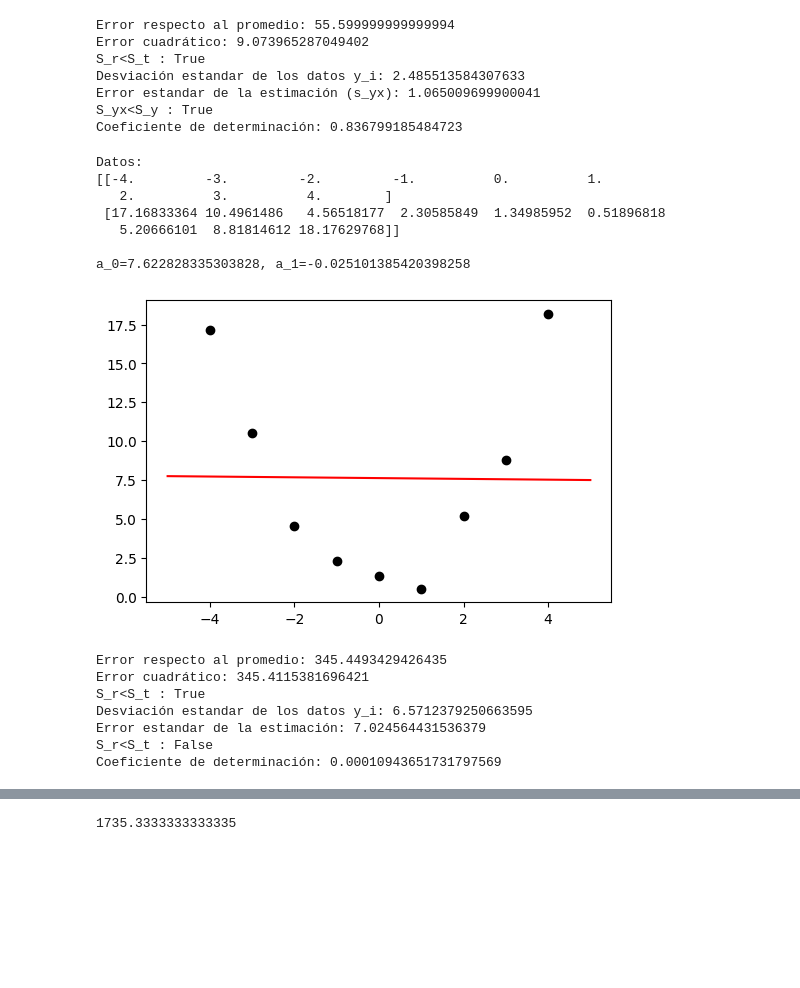
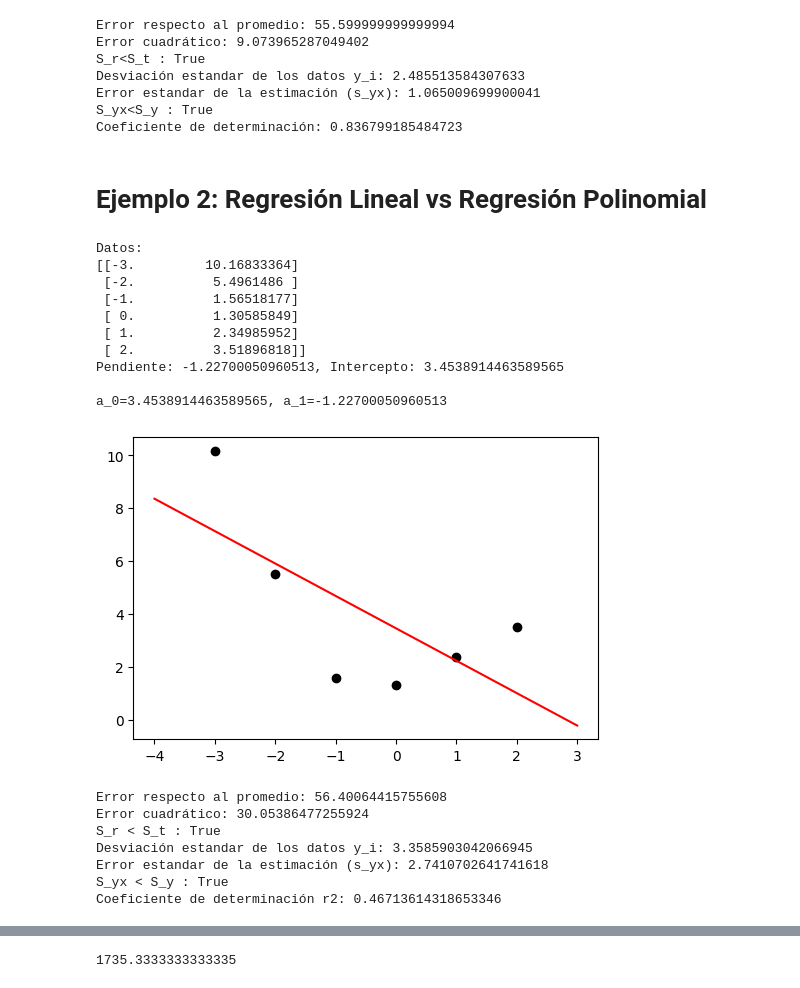
Before and after one commit to gmauricio-toledo/UNISON-teaching, a Jupyter notebook: Regresión.ipynb, the cells around one changed output, grey strips where cells are left out. Cells and saved outputs as stored; diff of their text form; code cells hidden in the pictures; blank space fills up the shorter version.

```diff
--- a/regresion-lineal.ipynb
+++ b/Regresión.ipynb
@@ -50,37 +52,42 @@ Coeficiente de determinación: 0.836799185484723
 from sklearn.linear_model import LinearRegression
 
 lr_sl = LinearRegression()
+# %% [markdown]
+# Ejemplo 2: Regresión Lineal vs Regresión Polinomial
 # %%
-n = 9
+n = 6
 np.random.seed(77)
-noise = np.random.normal(loc=0,scale=0.75,size=9)
+noise = np.random.normal(loc=0,scale=0.75,size=n)
 
 xs = np.array(list(range(n)))-n//2
 ys = np.array([1+x**2  for x in xs]) + noise
-datos = np.vstack((xs,ys))
+datos = np.vstack((xs,ys)).transpose()
 print(f"Datos:\n{datos}")
 
-lr = Regresion_Lineal()
+lr = RegresionLineal()
 lr.fit(datos)
 
 print(f"\na_0={lr.a_0}, a_1={lr.a_1}")
 
 lr.plot()
 lr.metrics()
 # %% [output]
 Datos:
-[[-4.         -3.         -2.         -1.          0.          1.
-   2.          3.          4.        ]
- [17.16833364 10.4961486   4.56518177  2.30585849  1.34985952  0.51896818
-   5.20666101  8.81814612 18.17629768]]
+[[-3.         10.16833364]
+ [-2.          5.4961486 ]
+ [-1.          1.56518177]
+ [ 0.          1.30585849]
+ [ 1.          2.34985952]
+ [ 2.          3.51896818]]
+Pendiente: -1.22700050960513, Intercepto: 3.4538914463589565
 
-a_0=7.622828335303828, a_1=-0.025101385420398258
+a_0=3.4538914463589565, a_1=-1.22700050960513
-[figure, old version]
+[figure, new version]
-Error respecto al promedio: 345.4493429426435
-Error cuadrático: 345.4115381696421
-S_r<S_t : True
-Desviación estandar de los datos y_i: 6.5712379250663595
-Error estandar de la estimación: 7.024564431536379
-S_r<S_t : False
-Coeficiente de determinación: 0.00010943651731797569
+Error respecto al promedio: 56.40064415755608
+Error cuadrático: 30.05386477255924
+S_r < S_t : True
+Desviación estandar de los datos y_i: 3.3585903042066945
+Error estandar de la estimación (s_yx): 2.7410702641741618
+S_yx < S_y : True
+Coeficiente de determinación r2: 0.46713614318653346
 # %%
```
Also changed, not shown: parts of 6 cells of this notebook, 2 other files.
